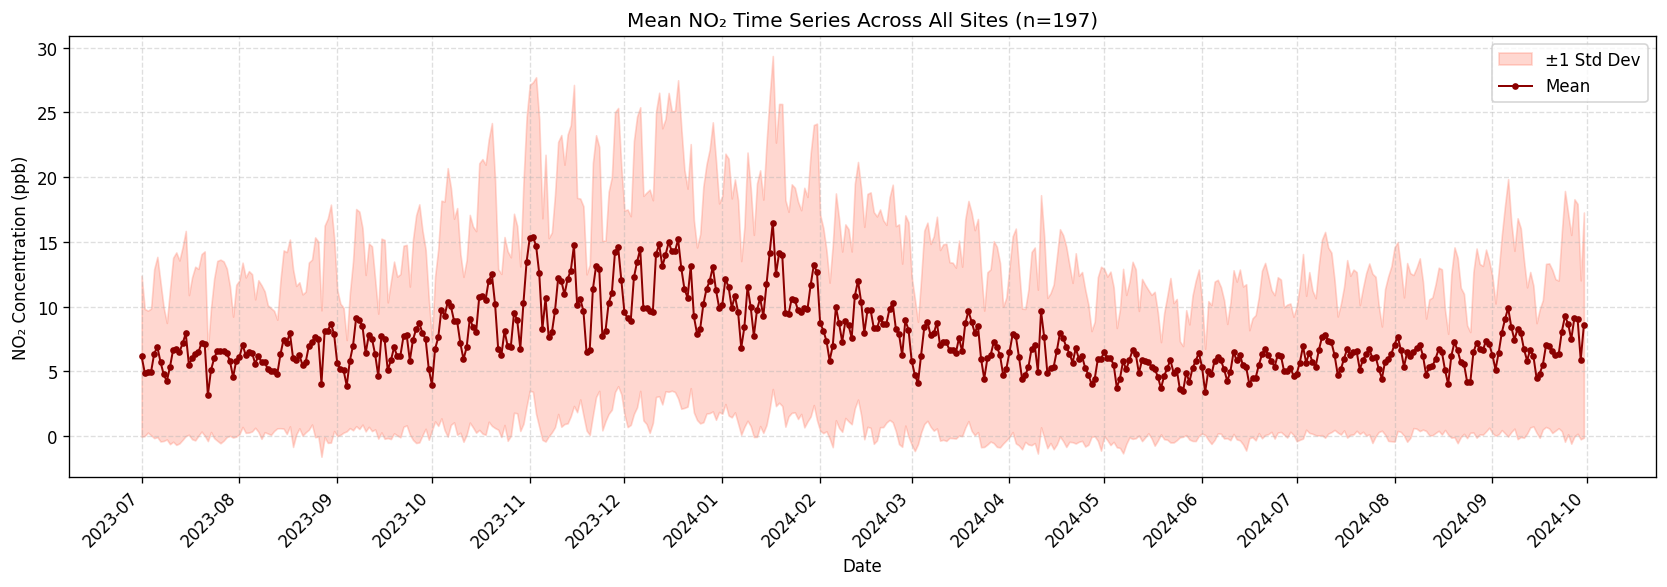
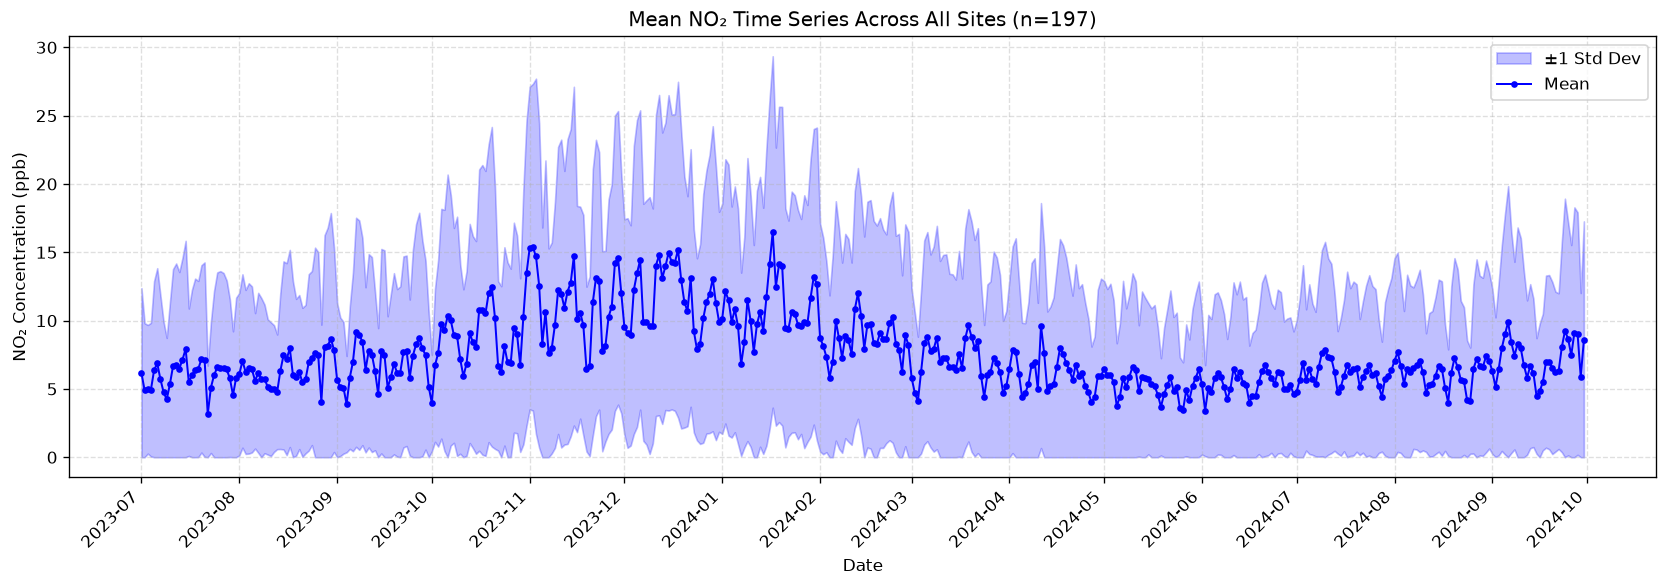
Code edit (unified diff) that turned the first committed figure into the second:
--- before
+++ after
@@ -6,12 +6,18 @@
 daily_std  = df.std(axis=1).resample('D').mean()
 
-# ── All-sites plot (styled like reference image) ──────────────────────────────
+# Clip lower band at 0 — NO₂ cannot be negative
+lower_band = (daily_all - daily_std).clip(lower=0)
+upper_band =  daily_all + daily_std
+
+# Interpolate over short gaps (≤3 days)
+daily_all_interp  = daily_all.interpolate(method='time', limit=3)
+daily_site_interp = daily_site.interpolate(method='time', limit=3)
+
+# ── All-sites plot ────────────────────────────────────────────────────────────
 fig, ax = plt.subplots(figsize=(14, 5))
 
-ax.fill_between(daily_all.index,
-                daily_all - daily_std,
-                daily_all + daily_std,
+ax.fill_between(daily_all.index, lower_band, upper_band,
                 color='blue', alpha=0.25, label='±1 Std Dev')
-ax.plot(daily_all.index, daily_all.values,
+ax.plot(daily_all_interp.index, daily_all_interp.values,
         color='blue', lw=1.2, marker='o', markersize=3, label='Mean')
 
@@ -30,5 +36,5 @@
 fig2, ax2 = plt.subplots(figsize=(14, 5))
 
-ax2.plot(daily_site.index, daily_site.values,
+ax2.plot(daily_site_interp.index, daily_site_interp.values,
          color='blue', lw=1.2, marker='o', markersize=3, label=f'Site {SITE}')
 

Commit: Update EDA graphs: combined 3-site time series, fixed daily mean plots